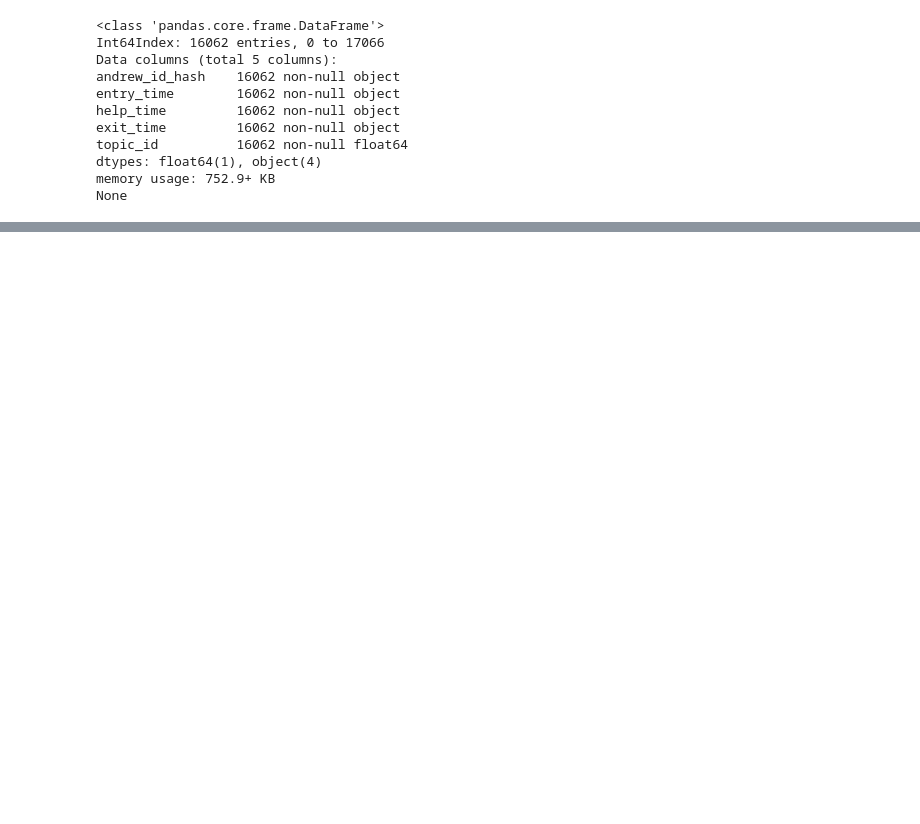
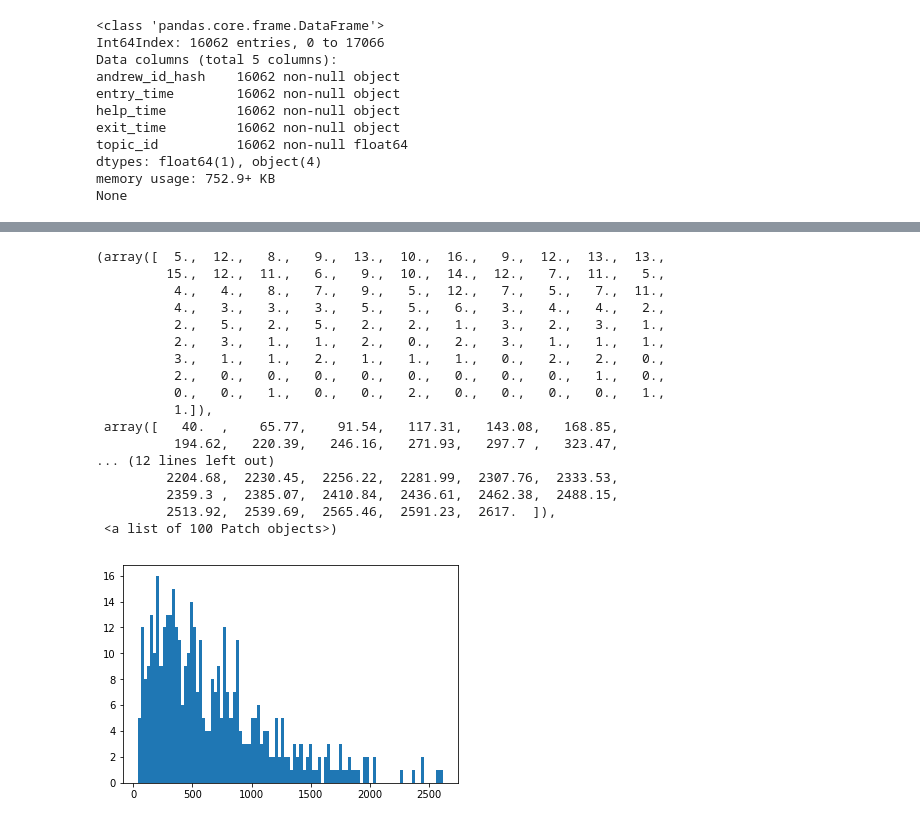
Before and after one commit to randomshuffle/122OHestimator, a Jupyter notebook: OH Queue Estimator.ipynb, the cells around one changed output, grey strips where cells are left out. Saved outputs shown, nothing was run; the diff lists cells and outputs as text; code cells hidden in the pictures; blank space fills up the shorter version.

```diff
--- a/OH Queue Estimator.ipynb
+++ b/OH Queue Estimator.ipynb
@@ -90,0 +240,22 @@ None
+# %%
+huffman = df5['HT'].where(df5['new_id'] == 'huffman').dropna()
+plt.hist(huffman, bins=100)
+# %% [output]
+(array([  5.,  12.,   8.,   9.,  13.,  10.,  16.,   9.,  12.,  13.,  13.,
+         15.,  12.,  11.,   6.,   9.,  10.,  14.,  12.,   7.,  11.,   5.,
+          4.,   4.,   8.,   7.,   9.,   5.,  12.,   7.,   5.,   7.,  11.,
+          4.,   3.,   3.,   3.,   5.,   5.,   6.,   3.,   4.,   4.,   2.,
+          2.,   5.,   2.,   5.,   2.,   2.,   1.,   3.,   2.,   3.,   1.,
+          2.,   3.,   1.,   1.,   2.,   0.,   2.,   3.,   1.,   1.,   1.,
+          3.,   1.,   1.,   2.,   1.,   1.,   1.,   0.,   2.,   2.,   0.,
+          2.,   0.,   0.,   0.,   0.,   0.,   0.,   0.,   0.,   1.,   0.,
+          0.,   0.,   1.,   0.,   0.,   2.,   0.,   0.,   0.,   0.,   1.,
+          1.]),
+ array([   40.  ,    65.77,    91.54,   117.31,   143.08,   168.85,
+          194.62,   220.39,   246.16,   271.93,   297.7 ,   323.47,
+... (12 lines left out)
+         2204.68,  2230.45,  2256.22,  2281.99,  2307.76,  2333.53,
+         2359.3 ,  2385.07,  2410.84,  2436.61,  2462.38,  2488.15,
+         2513.92,  2539.69,  2565.46,  2591.23,  2617.  ]),
+ <a list of 100 Patch objects>)
+[figure, added]
```
Also changed, not shown: parts of 22 cells of this notebook, 1 other file.
